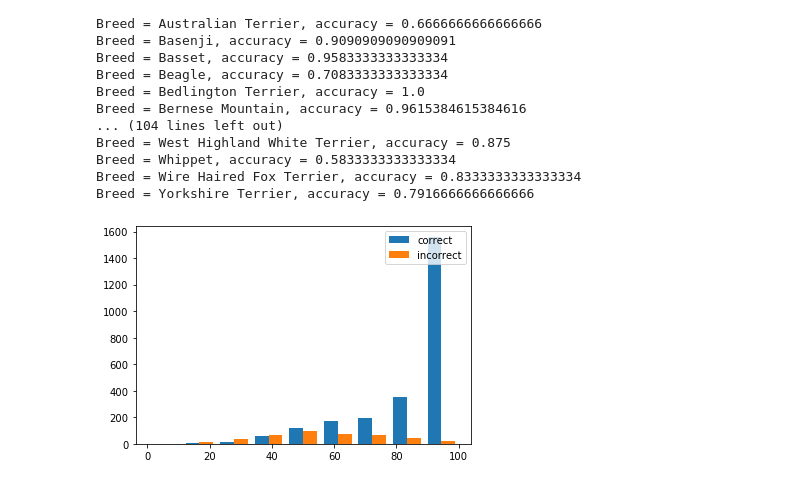
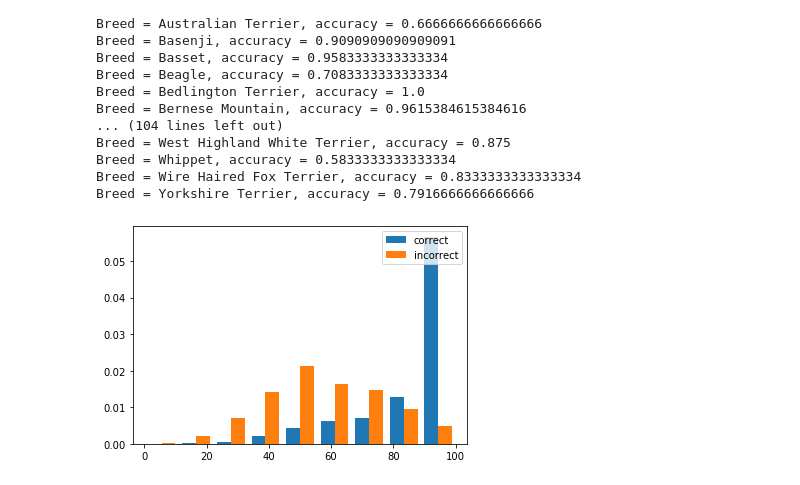
Before and after one commit to 15dani1/WoofCheck, a Jupyter notebook: WoofCheck_ML/Woofcheck_analysis.ipynb, the cells around one changed output. Saved outputs shown, nothing was run; the diff lists cells and outputs as text; code cells hidden in the pictures.

```diff
--- a/WoofCheck_ML/Woofcheck_analysis.ipynb
+++ b/WoofCheck_ML/Woofcheck_analysis.ipynb
@@ -252,30 +252,30 @@ Breed = Yorkshire Terrier, accuracy = 0.7916666666666666
 # %%
 #let's chart confidence (10 buckets: 0-10%, 10-20%, 20-30%, etc.)
 #color coded - red is incorrect, blue is correct
 #print(labels)
 DIR = "./dataset/test_images/"
 correct_guess_confidences = []
 incorrect_guess_confidences = []
 #new_labels = labels[80]:
 for label in labels:
     breed_dir = DIR + label
     for filename in os.listdir(breed_dir):
         test_image=Image.open(breed_dir + "/" + filename).resize(dim)
         test_image = np.array(test_image)/255.0
         outputs = model.predict(test_image[np.newaxis, ...])
         index = np.argmax(outputs[0],axis=-1)
         prediction = labels[index]
         confidence = outputs[0][index]*100
         if prediction == label:
             correct_guess_confidences.append(confidence)
         else:
             incorrect_guess_confidences.append(confidence)
 bins = np.linspace(0,100,10)
-plt.hist([correct_guess_confidences, incorrect_guess_confidences], bins, label=['correct', 'incorrect'])
+plt.hist([correct_guess_confidences, incorrect_guess_confidences], bins, label=['correct', 'incorrect'], density=True)
 plt.legend(loc='upper right')
 plt.show()
 # %% [output]
-[figure, old version]
+[figure, new version]
 # %%
 bins = np.linspace(0,100,20)
 #plt.hist([correct_guess_confidences, incorrect_guess_confidences], bins, label=['correct', 'incorrect'])
```
Also changed, not shown: parts of 3 cells of this notebook.
